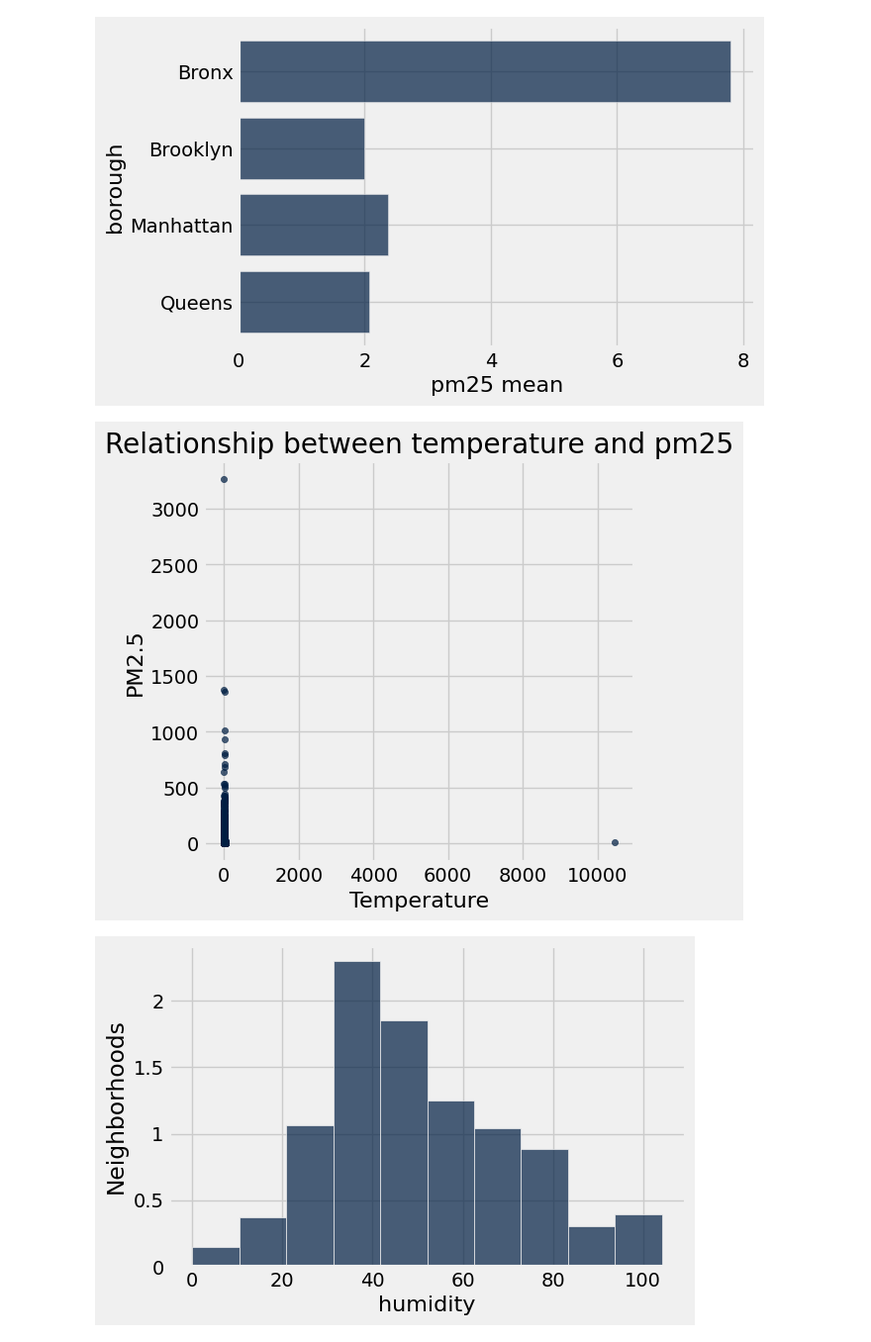
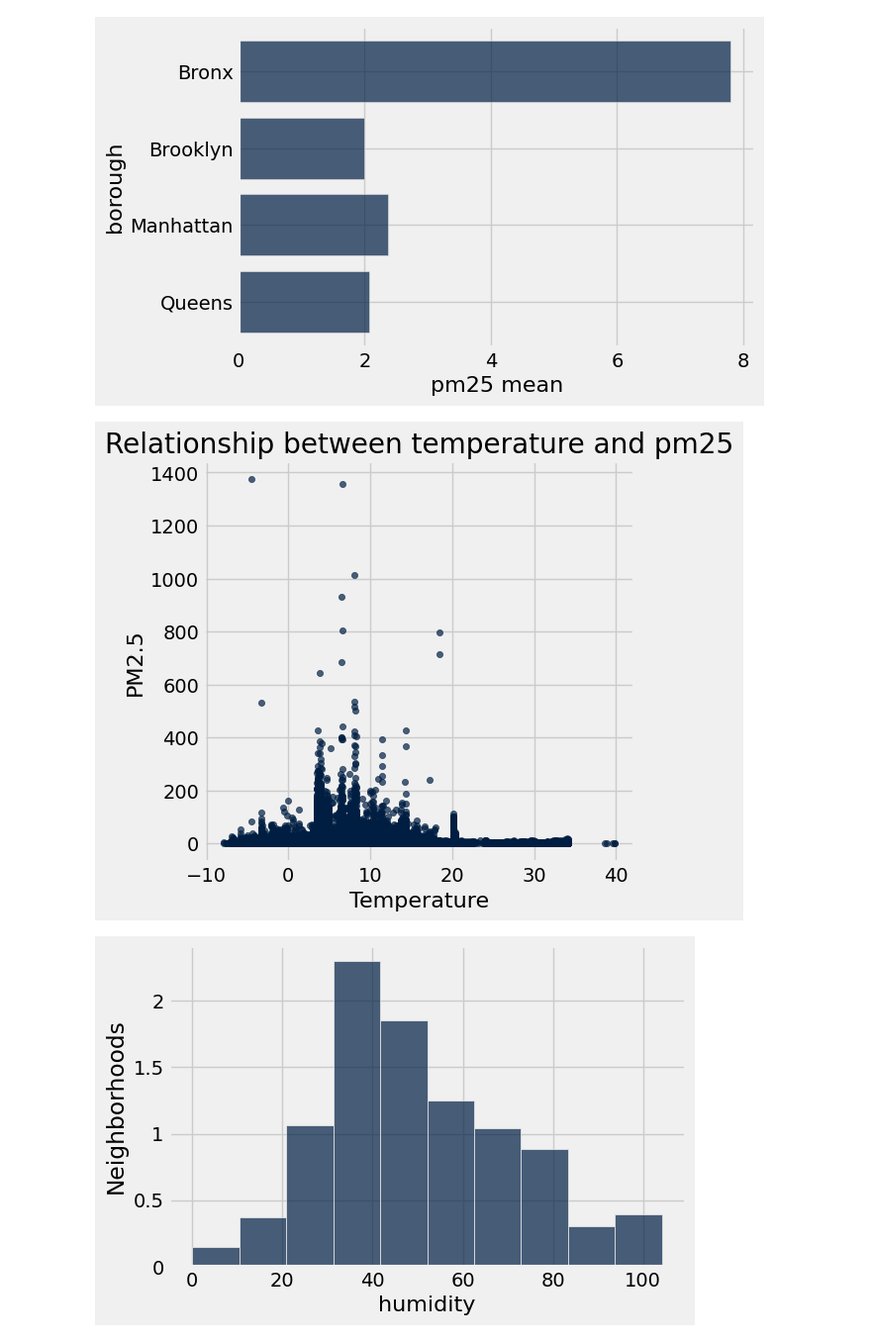
Before and after one commit to Khawla0102/Resporty-Hub, a Jupyter notebook: Activity2_questions.ipynb, the cells around one changed output. Shown at 99% size. Saved outputs shown, nothing was run; the diff lists cells and outputs as text; code cells hidden in the pictures.

```diff
--- a/Activity2_questions.ipynb
+++ b/Activity2_questions.ipynb
@@ -104,8 +104,6 @@ what is the maximum pm10 value
 pollution_data['pm10'].min()
 # %% [output]
 0.0
-# %%
-joined_table = Table().from_df(pollution_data)
 # %% [markdown]
 show the first few rows of the table?
 # %%
@@ -203,13 +201,14 @@ AvgBar=avg_pm25.barh("borough")
 # %% [output]
 [figure]
 # %%
-joined_table.scatter('temperature', 'pm25')
+RemoveOut = joined_table.where('pm25',are.below(2000)).where('temperature',are.below(1000))
+RemoveOut.scatter('temperature', 'pm25')
 plt.xlabel("Temperature")
 plt.ylabel("PM2.5")
 plt.title("Relationship between temperature and pm25")
 plt.show()
 # %% [output]
-[figure, old version]
+[figure, new version]
 # %%
 joined_table.hist("humidity")
 plt.ylabel('Neighborhoods')
```
Also changed, not shown: parts of 4 cells of this notebook.
